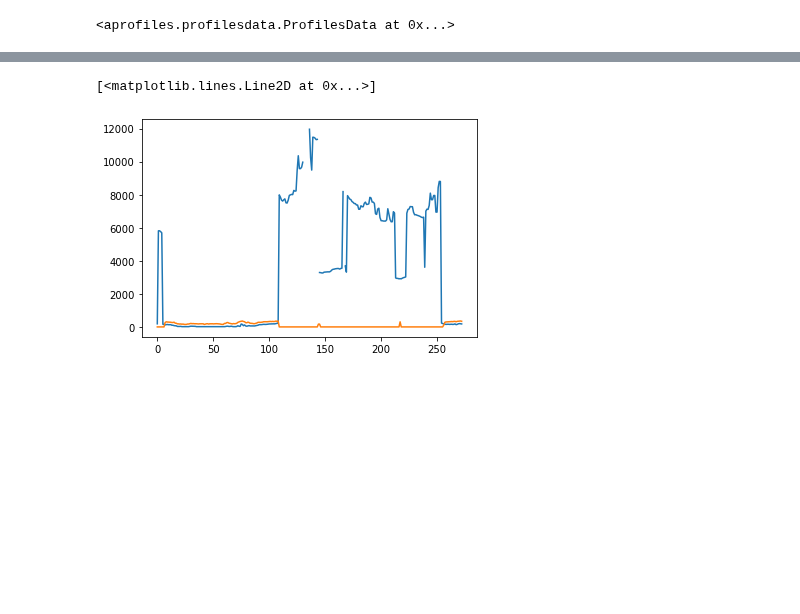
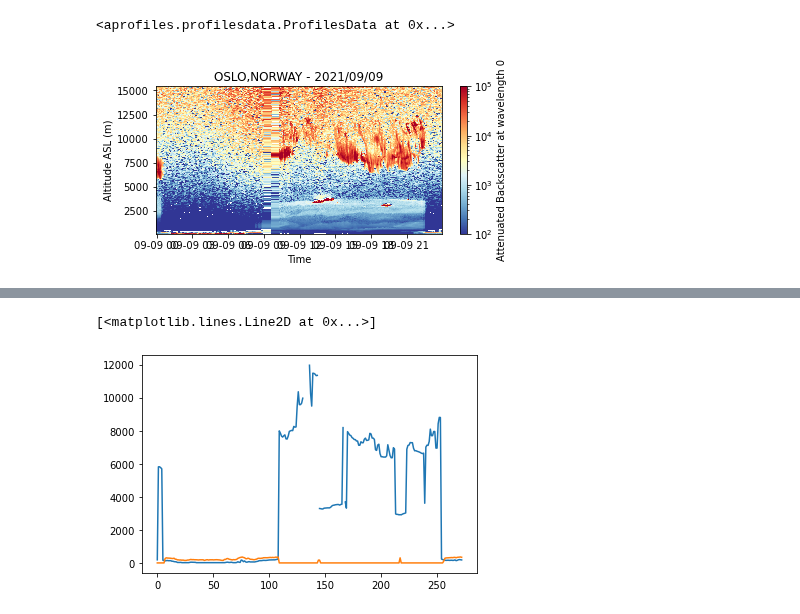
Before and after one commit to AugustinMortier/a-profiles, a Jupyter notebook: dev.ipynb, the cells around one changed output, grey strips where cells are left out. Saved outputs shown, nothing was run; the diff lists cells and outputs as text; code cells hidden in the pictures; blank space fills up the shorter version.

```diff
--- a/dev.ipynb
+++ b/dev.ipynb
@@ -11,4 +11,8 @@ profiles.range_correction(inplace=True)
 profiles.gaussian_filter(sigma=0.2, inplace=True)
 # %% [output]
 <aprofiles.profilesdata.ProfilesData at 0x...>
+# %%
+profiles.quickplot(vmin=1e2, vmax=1e5, log=True, cmap='RdYlBu_r')
+# %% [output]
+[figure, added]
 # %%
```
Also changed, not shown: parts of 1 cell of this notebook, 4 other files.
